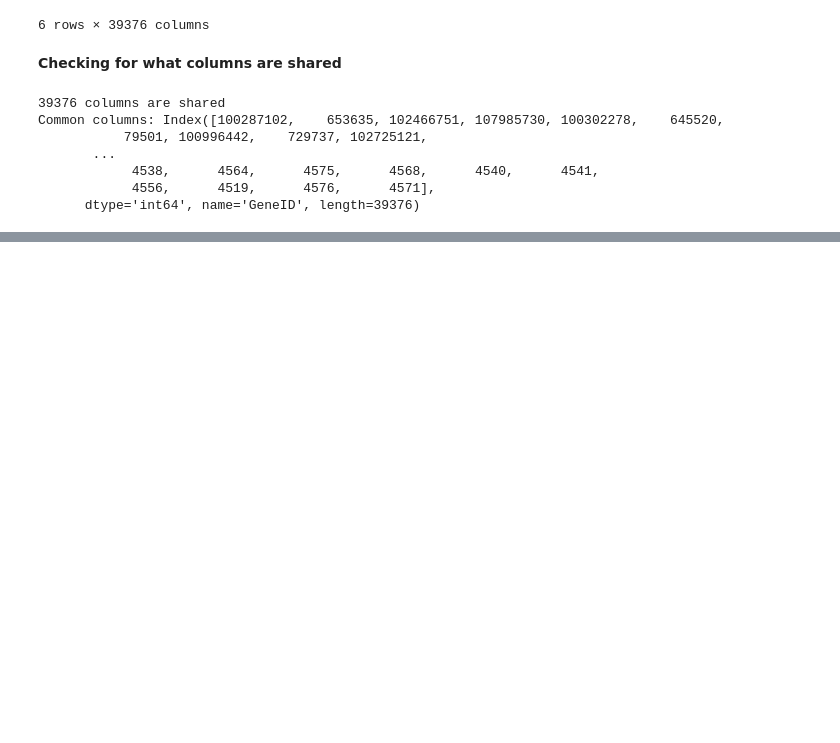
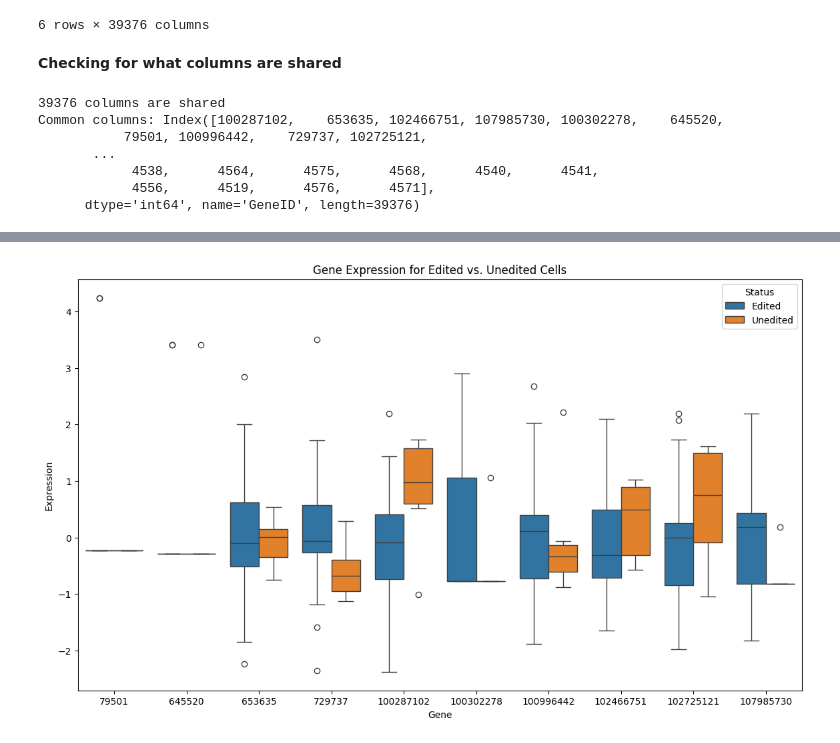
Before and after one commit to zoraizmohammad/LifeEdit, a Jupyter notebook: LifeEdit_EDA_MZ.ipynb, the cells around one changed output, grey strips where cells are left out. Saved outputs shown, nothing was run; the diff lists cells and outputs as text; code cells hidden in the pictures; blank space fills up the shorter version.

```diff
--- a/LifeEdit_EDA_MZ.ipynb
+++ b/LifeEdit_EDA_MZ.ipynb
@@ -317,0 +352,18 @@ print("p-Value:", anova_results.pvalue)
+# %%
+import matplotlib.pyplot as plt
+import seaborn as sns
+
+# Select a subset of genes for visualization
+selected_genes = scaled_df.columns[:10]  # Adjust for any other set of genes if needed
+
+# Melt data for easy plotting
+melted_df = scaled_df[selected_genes].reset_index().melt(id_vars=['index'], var_name='Gene', value_name='Expression')
+melted_df['Status'] = melted_df['index'].map(lambda x: 'Edited' if scaled_df.loc[x, 'Edited (1) or Unedited (0)'] == 1 else 'Unedited')
+
+# Plot
+plt.figure(figsize=(14, 8))
+sns.boxplot(data=melted_df, x='Gene', y='Expression', hue='Status')
+plt.title("Gene Expression for Edited vs. Unedited Cells")
+plt.show()
+# %% [output]
+[figure, added]
```
Also changed, not shown: parts of 14 cells of this notebook.
